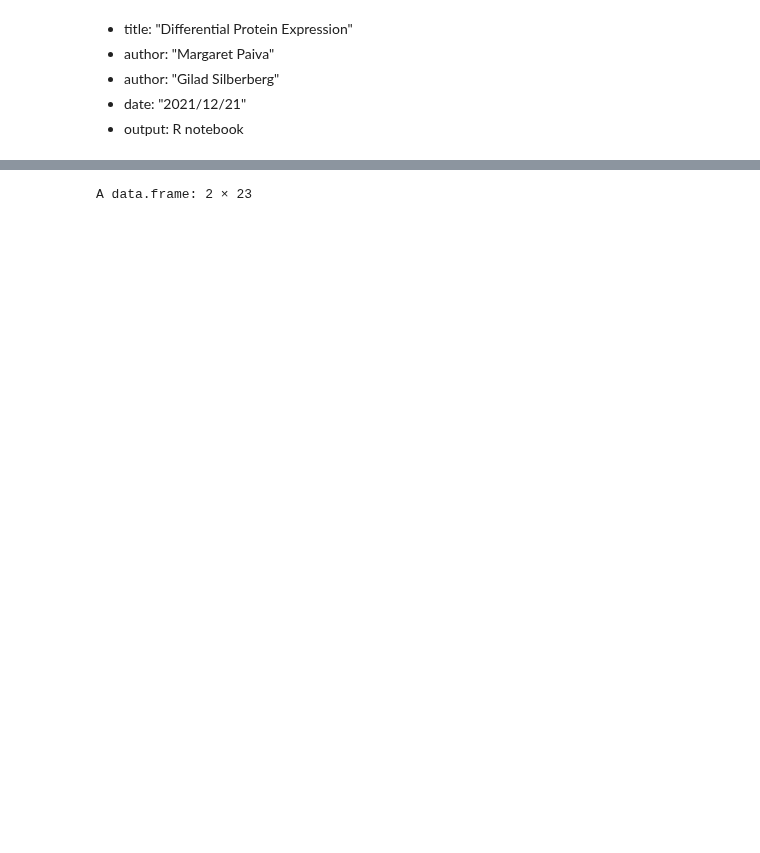
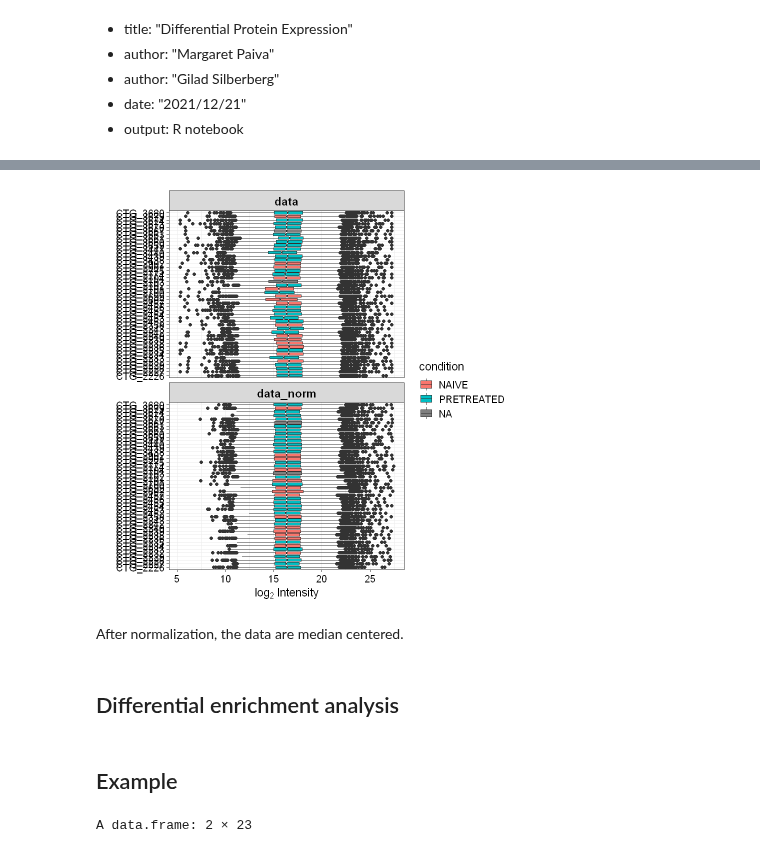
Before and after one commit to liorbey/lumin-workstation-materials, a Jupyter notebook: differential_protein_expression_R.ipynb, the cells around one changed output, grey strips where cells are left out. Cells and saved outputs as stored; diff of their text form; code cells hidden in the pictures; blank space fills up the shorter version.

```diff
--- a/differential_protein_expression_R.ipynb
+++ b/differential_protein_expression_R.ipynb
@@ -89,3 +106,14 @@ table(colData(obj)$Treatment.history, useNA = "always")
+# %%
+# Visualize normalization by boxplots for all samples before and after normalization
+plot_normalization(data, data_norm)
+# %% [output]
+[figure, added]
+# %% [markdown]
+After normalization, the data are median centered.
+# %% [markdown]
+## Differential enrichment analysis
+# %% [markdown]
+## Example
 # %%
 data <- UbiLength
 # We filter for contaminant proteins and decoy database hits,
```
Also changed, not shown: parts of 16 cells of this notebook.
